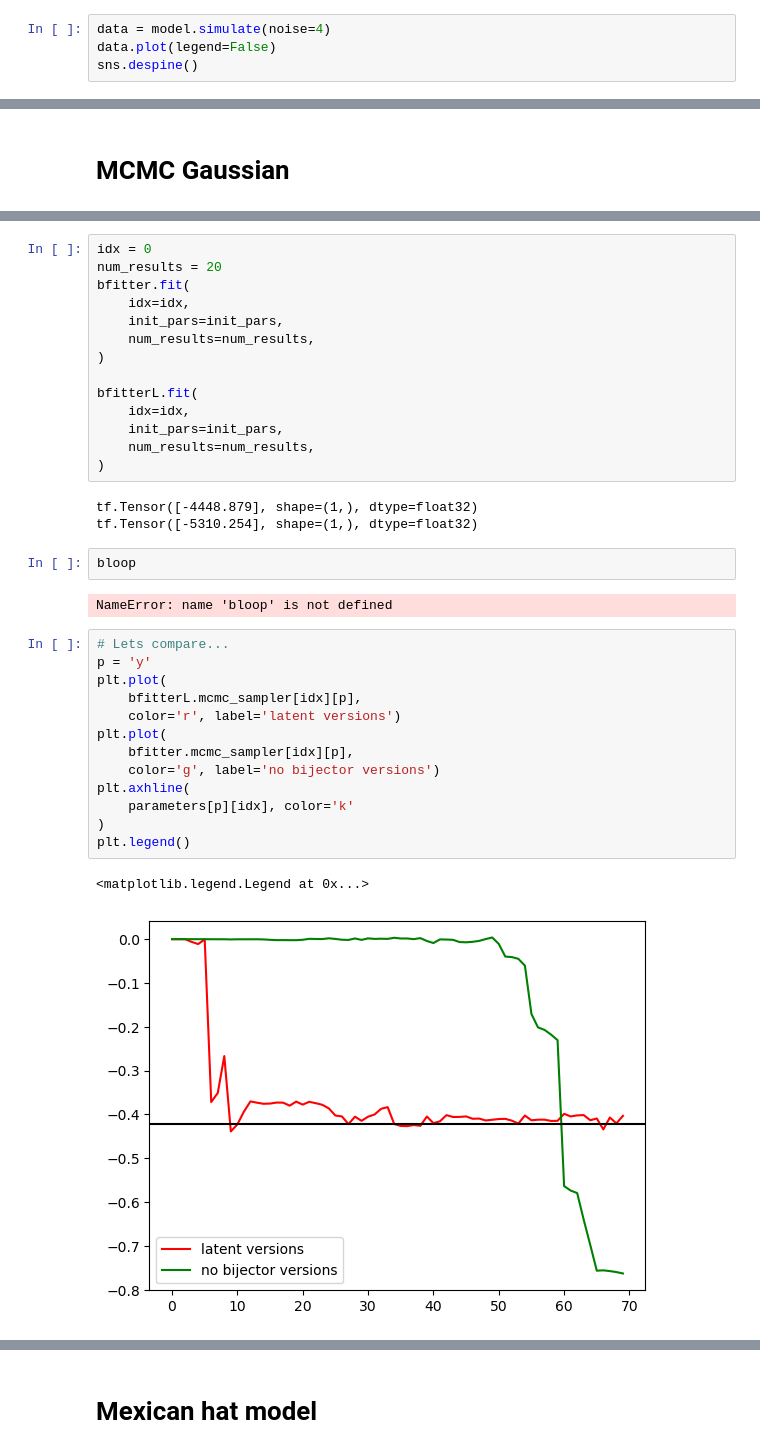
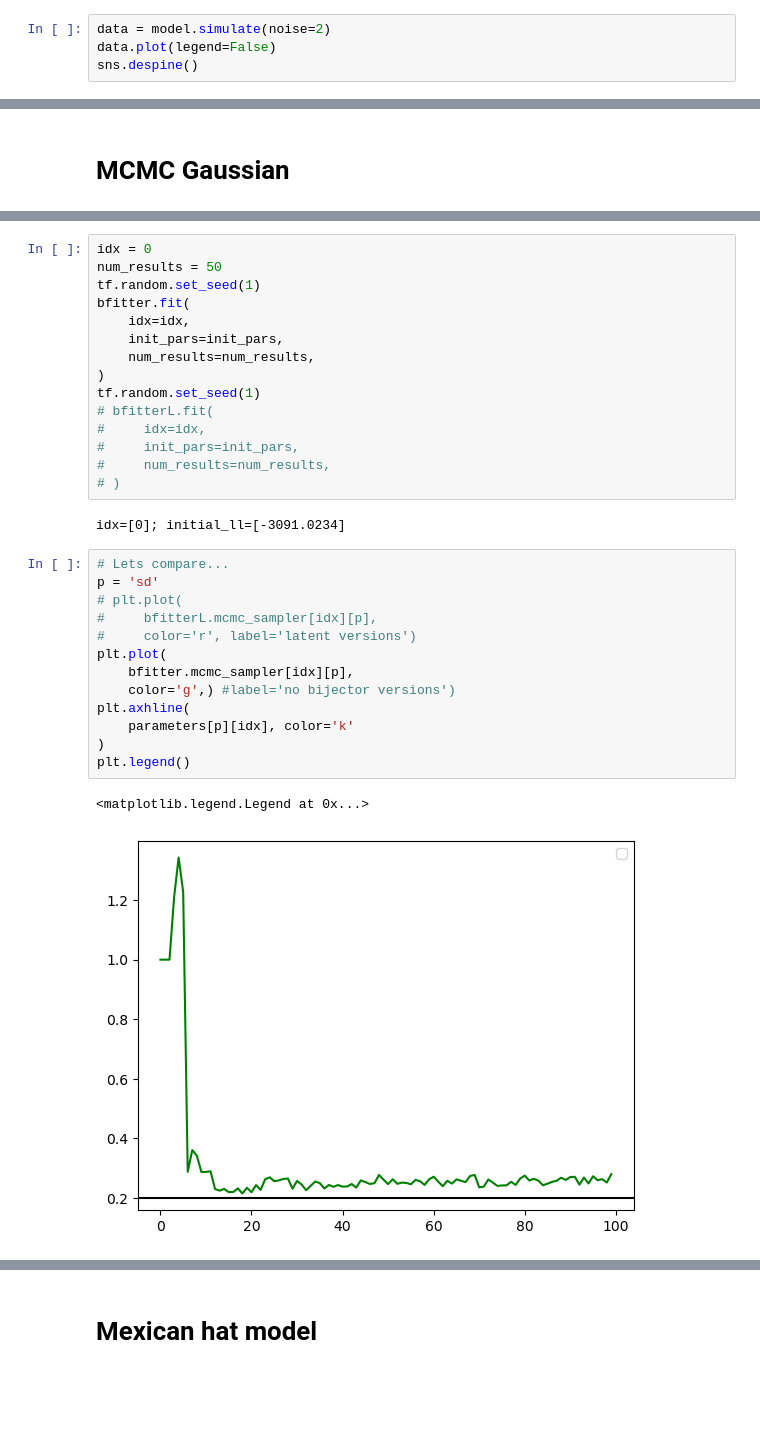
Before and after one commit to mdaghlian/braincoder_bprf, a Jupyter notebook: notebooks/Fit 2D Gaussian PRF MCMC.ipynb, the cells around one changed output, grey strips where cells are left out. Cells and saved outputs as stored; diff of their text form; blank space fills up the shorter version.

```diff
--- a/notebooks/Fit 2D Gaussian PRF MCMC.ipynb
+++ b/notebooks/Fit 2D Gaussian PRF MCMC.ipynb
@@ -69,7 +69,7 @@ pred.plot(legend=False)
 # %% [markdown]
 ## Noisy predictions
 # %%
-data = model.simulate(noise=4)
+data = model.simulate(noise=2)
 data.plot(legend=False)
 sns.despine()
 # %% [output]
@@ -145,37 +176,33 @@ NOT WORKING YET
 # %%
 idx = 0
-num_results = 20
+num_results = 50
+tf.random.set_seed(1)
 bfitter.fit(
     idx=idx,
     init_pars=init_pars,
     num_results=num_results,
 )
-
-bfitterL.fit(
-    idx=idx,
-    init_pars=init_pars,
-    num_results=num_results,
-)
+tf.random.set_seed(1)
+# bfitterL.fit(
+#     idx=idx,
+#     init_pars=init_pars,
+#     num_results=num_results,
+# )
 # %% [output]
-tf.Tensor([-4448.879], shape=(1,), dtype=float32)
-tf.Tensor([-5310.254], shape=(1,), dtype=float32)
+idx=[0]; initial_ll=[-3091.0234]
-# %%
-bloop
-# %% [output]
-NameError: name 'bloop' is not defined
 # %%
 # Lets compare...
-p = 'y'
-plt.plot(
-    bfitterL.mcmc_sampler[idx][p],
-    color='r', label='latent versions')
+p = 'sd'
+# plt.plot(
+#     bfitterL.mcmc_sampler[idx][p],
+#     color='r', label='latent versions')
 plt.plot(
     bfitter.mcmc_sampler[idx][p],
-    color='g', label='no bijector versions')
+    color='g',) #label='no bijector versions')
 plt.axhline(
     parameters[p][idx], color='k'
 )
 plt.legend()
 # %% [output]
 <matplotlib.legend.Legend at 0x...>
-[figure, old version]
+[figure, new version]
```
Also changed, not shown: parts of 19 cells of this notebook, 3 other files.
